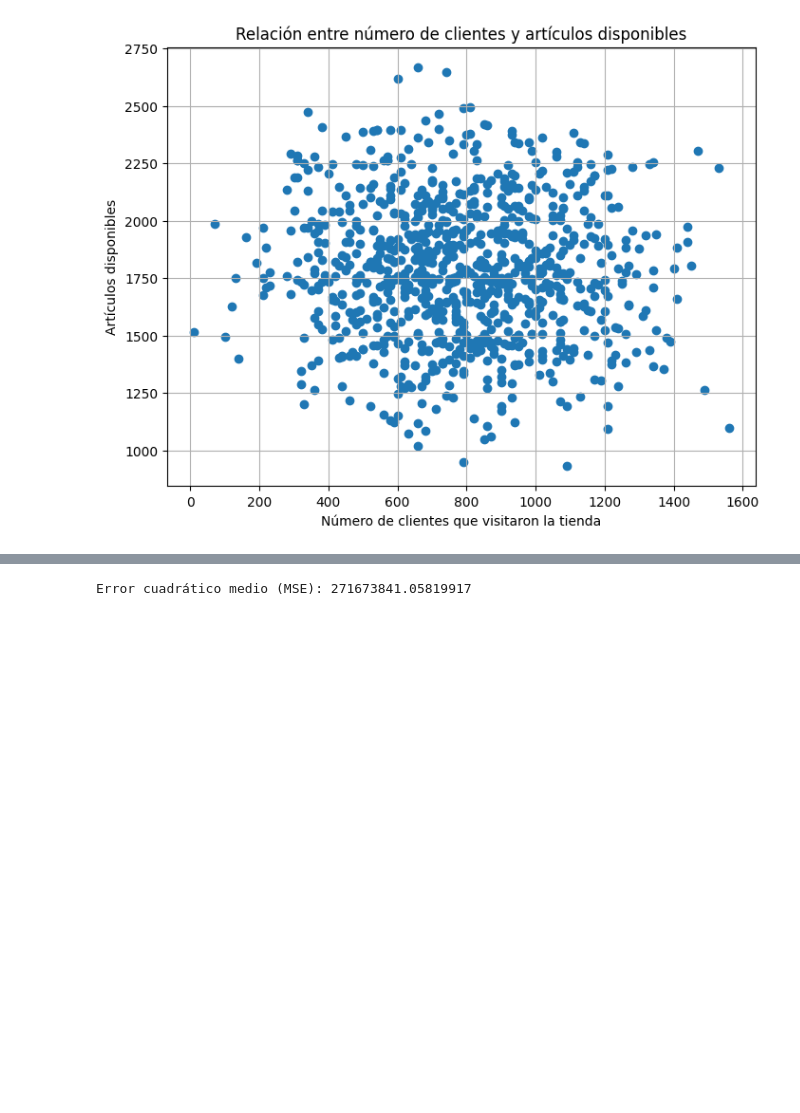
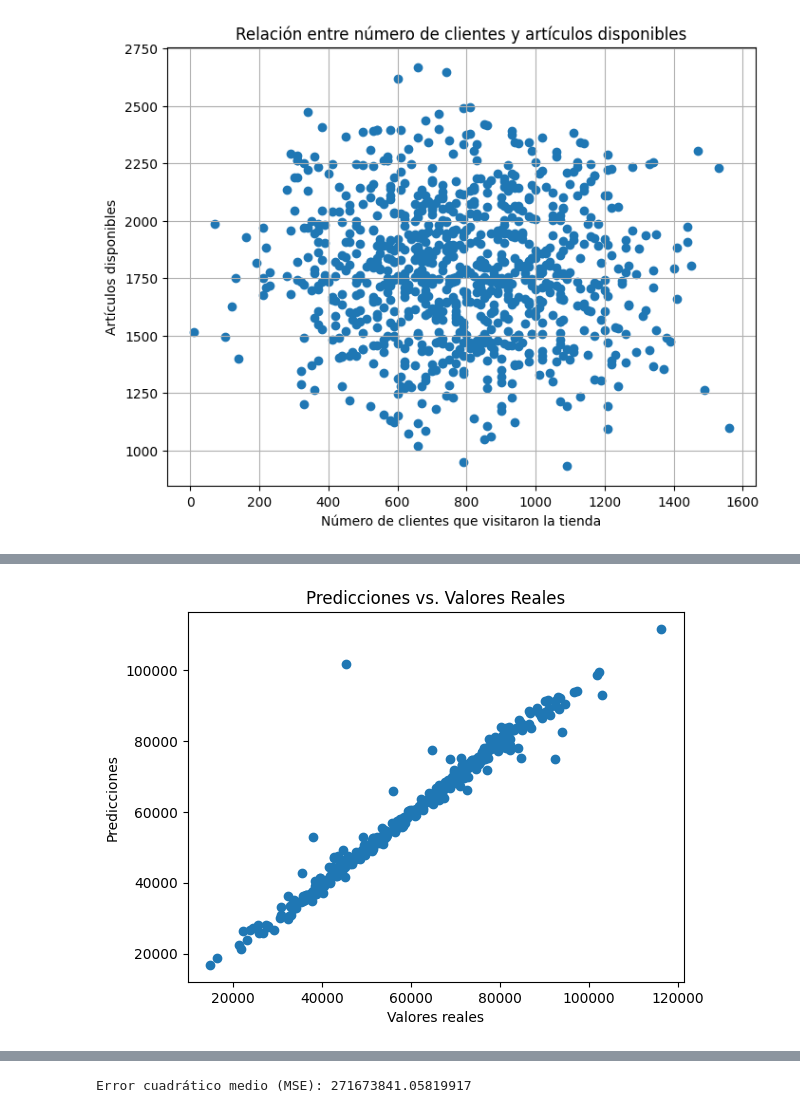
Before and after one commit to joseluishernandezclaros/ANALISISDEDATOS, a Jupyter notebook: PARCIAL2ANALISIS.ipynb, the cells around one changed output, grey strips where cells are left out. Cells and saved outputs as stored; diff of their text form; code cells hidden in the pictures; blank space fills up the shorter version.

```diff
--- a/PARCIAL2ANALISIS.ipynb
+++ b/PARCIAL2ANALISIS.ipynb
@@ -216,0 +219,86 @@ plt.show()
+# %%
+from sklearn.metrics import mean_absolute_error, mean_squared_error, r2_score
+import matplotlib.pyplot as plt
+import pandas as pd
+from sklearn.model_selection import train_test_split
+from sklearn.preprocessing import StandardScaler
+from tensorflow.keras.models import Sequential
+from tensorflow.keras.layers import Dense
+
+
+# Ingeniería de Características
+data['sales_to_customers_ratio'] = data['store_sales'] / \
+    data['number_of_customers_who_visited_to_stores']
+data['area_times_items'] = data['store_area'] * data['items_available']
+
+# Normalizar la variable objetivo
+scaler_target = StandardScaler()
+data['store_sales_normalized'] = scaler_target.fit_transform(
+    data['store_sales'].values.reshape(-1, 1))
+
+# Seleccionar características y variable objetivo
+features = data[['store_area', 'items_available', 'number_of_customers_who_visited_to_stores',
+                 'sales_to_customers_ratio', 'area_times_items']]
+target = data['store_sales_normalized']
+
+# Dividir datos en conjunto de entrenamiento y prueba
+X_train, X_test, y_train, y_test = train_test_split(
+    features, target, test_size=0.5, random_state=42)
+
+# Escalar características para modelos sensibles a la escala
+scaler_features = StandardScaler()
+X_train_scaled = scaler_features.fit_transform(X_train)
+X_test_scaled = scaler_features.transform(X_test)
+
+# Construir el modelo de red neuronal
+model = Sequential()
+model.add(Dense(128, activation='relu',
+          input_shape=(X_train_scaled.shape[1],)))
+model.add(Dense(64, activation='relu'))
+model.add(Dense(32, activation='relu'))
+model.add(Dense(1, activation='linear'))
+
+# Compilar el modelo
+model.compile(optimizer='adam', loss='mean_squared_error')
+
+# Entrenar el modelo
+model.fit(X_train_scaled, y_train, epochs=50,
+          batch_size=32, validation_split=0.2)
+
+# Evaluar el modelo en el conjunto de prueba
+mse = model.evaluate(X_test_scaled, y_test)
+print(f'Mean Squared Error on Test Data: {mse}')
+
+
+# Predecir en el conjunto de prueba
+predictions_normalized = model.predict(X_test_scaled)
+
+# Desnormalizar las predicciones
+predictions = scaler_target.inverse_transform(predictions_normalized)
+
+# Desnormalizar los valores reales
+y_test_original = scaler_target.inverse_transform(y_test.values.reshape(-1, 1))
+
+# Graficar las predicciones vs. valores reales
+plt.scatter(y_test_original, predictions)
+plt.xlabel('Valores reales')
+plt.ylabel('Predicciones')
+plt.title('Predicciones vs. Valores Reales')
+plt.show()
+
+
+# Desnormalizar las predicciones
+predictions_original = scaler_target.inverse_transform(predictions_normalized)
+
+# Calcular métricas
+mae = mean_absolute_error(y_test_original, predictions_original)
+mse = mean_squared_error(y_test_original, predictions_original)
+r2 = r2_score(y_test_original, predictions_original)
+
+# Muestra los resultados
+print(f'MAE (Error Absoluto Medio): {mae:.2f} unidades en la escala original')
+print(
+    f'MSE (Error Cuadrático Medio): {mse:.2f} unidades^2 en la escala original')
+print(
+    f'R² (Coeficiente de Determinación): {r2:.4f} (varía entre 0 y 1; cuanto más cerca de 1, mejor)')
+# %% [output]
@@ -216,0 +322 @@ plt.show()
+[figure, added]
```
Also changed, not shown: parts of 9 cells of this notebook.
